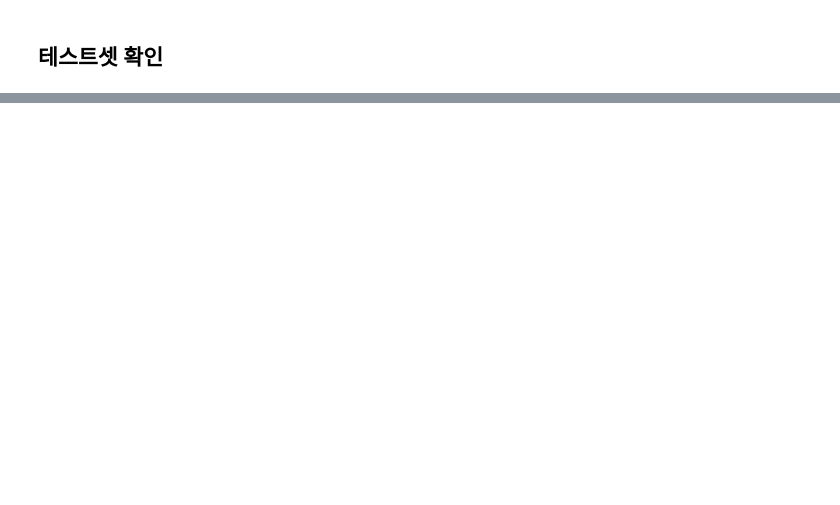
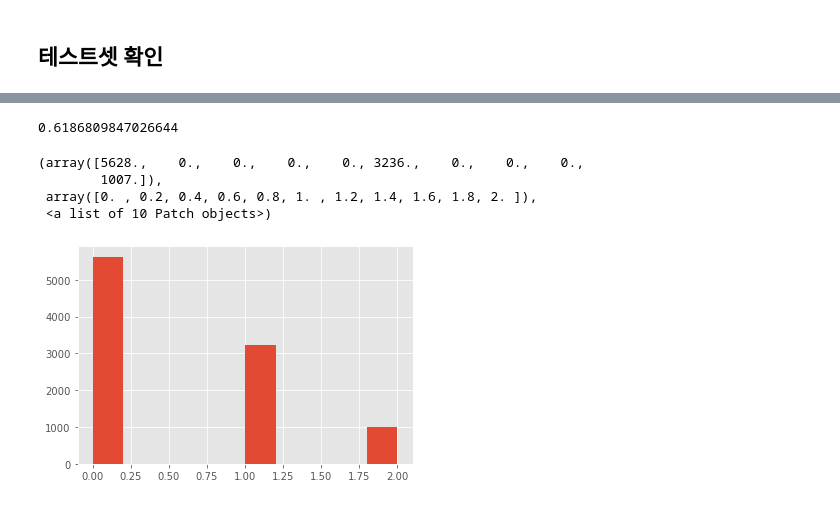
Before and after one commit to kimmyungyun/TIL, a Jupyter notebook: DeepLearning/예제2/kaggle/Untitled.ipynb, the cells around one changed output, grey strips where cells are left out. Drawn from its saved outputs; the diff is of its cells as text; code cells hidden in the pictures; blank space fills up the shorter version.

```diff
--- a/DeepLearning/예제2/kaggle/Untitled.ipynb
+++ b/DeepLearning/예제2/kaggle/Untitled.ipynb
@@ -452,0 +566,3 @@ df_test
+# %%
+X_test['price'] = np.log(X_test['price'])
+X_test['each_price'] = np.log(X_test['each_price'])
@@ -452,0 +579,8 @@ df_test
+# %%
+features_to_use = ['bathrooms',	'bedrooms', 'latitude', 'longitude',
+                   'price','day', 'week', 'hour', 'weekday', 'num_photos', 'num_features', 'kkk', 'each_price']
+features_to_use
+
+X_test = X_test[features_to_use]
+X_test = np.array(X_test[features_to_use], dtype="float32")
+X_test
@@ -452,0 +601,19 @@ df_test
+# %%
+X_test = scaler.transform(X_test)
+# %%
+predict = model.predict(X_test)
+predict01 = np.argmax(predict, 1)
+target = np.argmax(y_test_onehot, 1)
+predict02 = (predict01 == target)
+acc = np.sum(predict02)/ len(predict02)
+acc
+# %% [output]
+0.6186809847026644
+# %%
+plt.hist(predict01)
+# %% [output]
+(array([5628.,    0.,    0.,    0.,    0., 3236.,    0.,    0.,    0.,
+        1007.]),
+ array([0. , 0.2, 0.4, 0.6, 0.8, 1. , 1.2, 1.4, 1.6, 1.8, 2. ]),
+ <a list of 10 Patch objects>)
+[figure, added]
```
Also changed, not shown: parts of 57 cells of this notebook.
